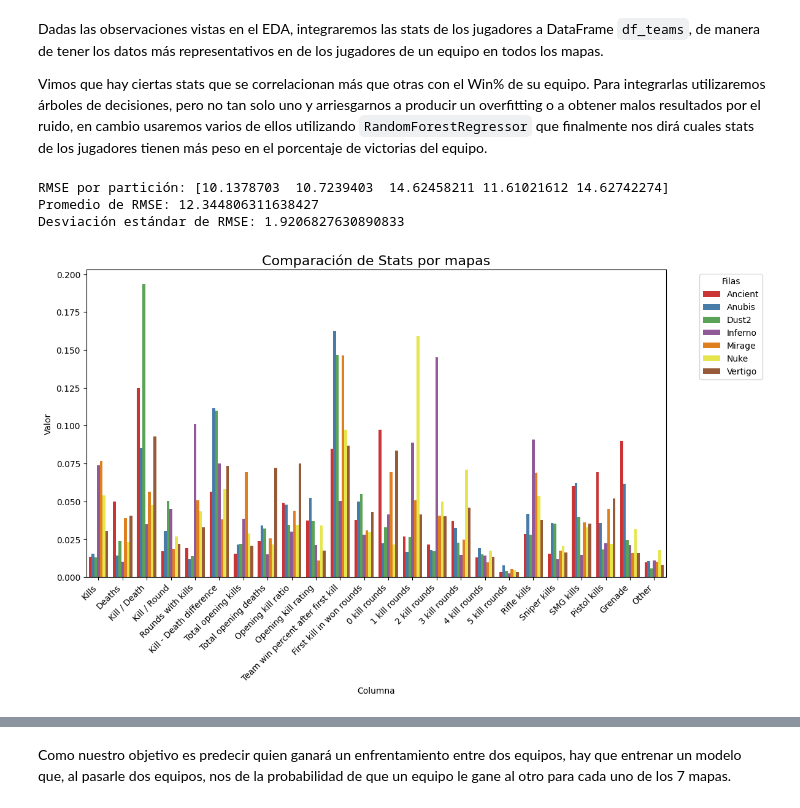
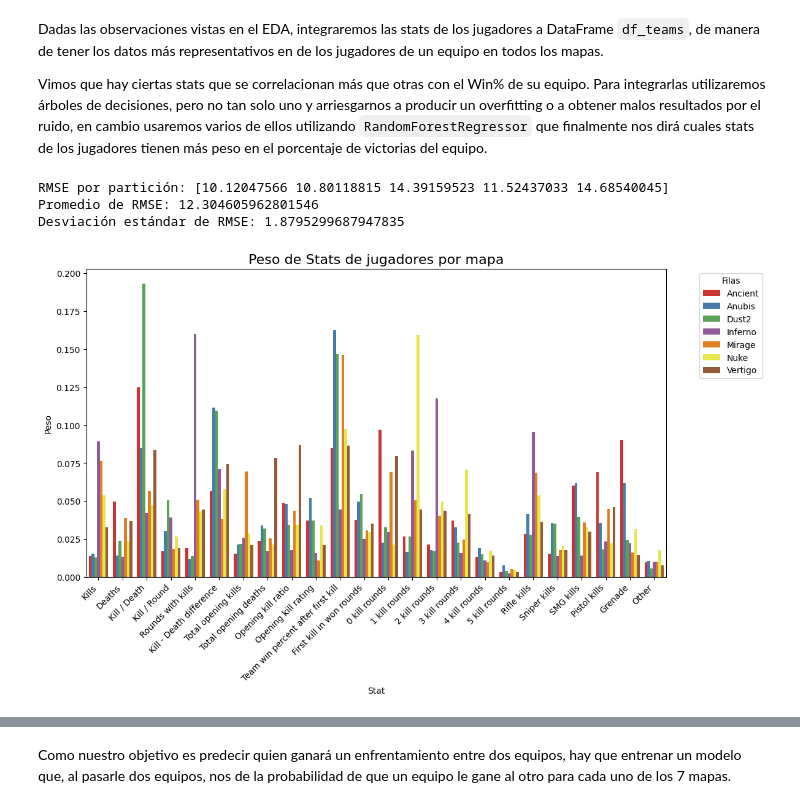
Before and after one commit to Jimenez73/Proyecto-Semestral-Grupo-13, a Jupyter notebook: predicciones.ipynb, the cells around one changed output, grey strips where cells are left out. Saved outputs shown, nothing was run; the diff lists cells and outputs as text; code cells hidden in the pictures.

```diff
--- a/predicciones.ipynb
+++ b/predicciones.ipynb
@@ -458,9 +471,6 @@ Vimos que hay ciertas stats que se correlacionan más que otras con el Win% de s
 from sklearn.ensemble import RandomForestRegressor
 from sklearn.model_selection import cross_val_score
 from sklearn.preprocessing import StandardScaler
-
-stats_win = stats_win.dropna()
-filtro = stats_win[stats_win["Map Name"] == "Dust2"]
 
 # Separar variables predictoras (X) y variable objetivo (y)
 X = stats_win.drop(columns=['Win%', 'Map Name'])
@@ -482,7 +492,7 @@ print("RMSE por partición:", rmse_scores)
 print("Promedio de RMSE:", rmse_scores.mean())
 print("Desviación estándar de RMSE:", rmse_scores.std())
 # %% [output]
-RMSE por partición: [10.1378703  10.7239403  14.62458211 11.61021612 14.62742274]
-Promedio de RMSE: 12.344806311638427
-Desviación estándar de RMSE: 1.9206827630890833
+RMSE por partición: [10.12047566 10.80118815 14.39159523 11.52437033 14.68540045]
+Promedio de RMSE: 12.304605962801546
+Desviación estándar de RMSE: 1.8795299687947835
 # %%
@@ -518,6 +530,6 @@ def comparacion_stats_por_mapa(df: pd.DataFrame) -> None:
-# %%
-comparacion_stats_por_mapa(stats_win)
-# %% [output]
-[figure, removed]
+# %%
+a = comparacion_stats_por_mapa(stats_win, "Peso de Stats de jugadores por mapa")
+# %% [output]
+[figure, added]
 # %%
 stats_awpers = stats_win[stats_win["Sniper kills"] >= 150]
```
Also changed, not shown: parts of 18 cells of this notebook.
